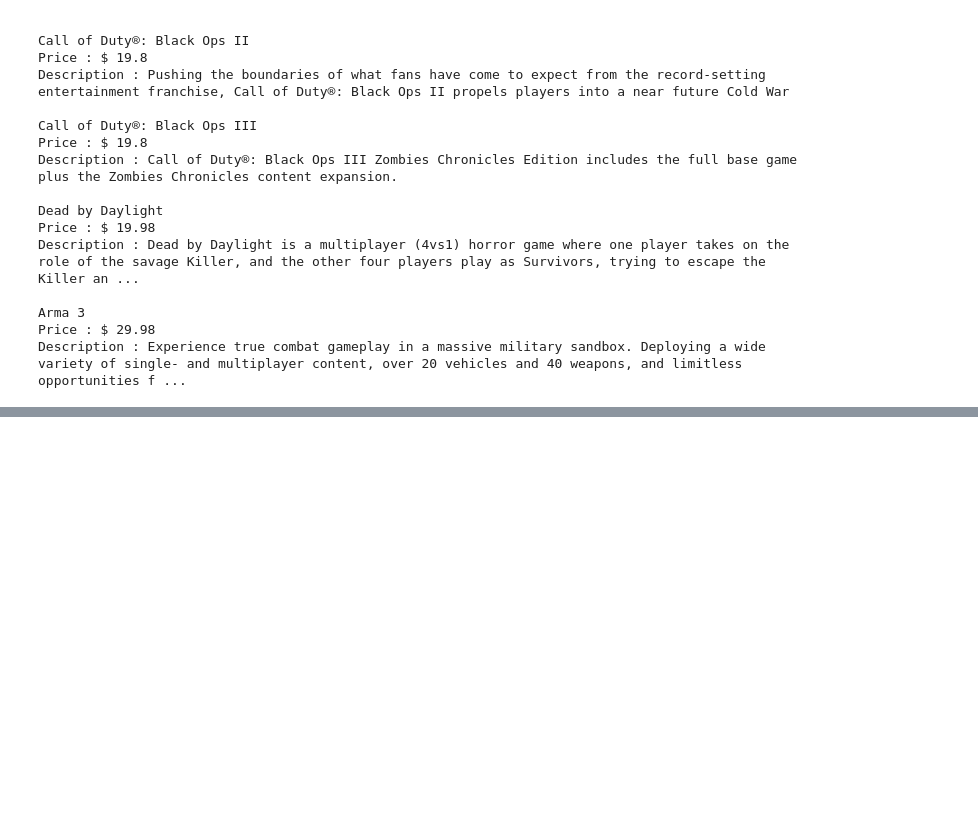
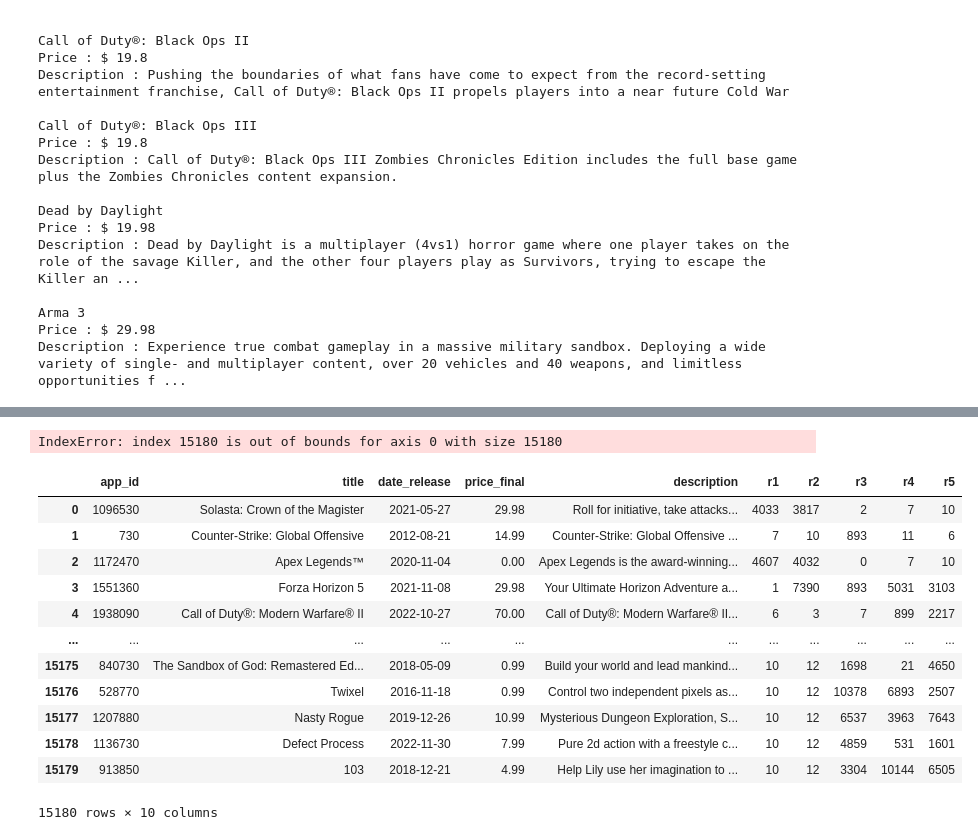
Before and after one commit to Aditya5205/ML-Project-Game-Recommendation, a Jupyter notebook: ml_1.ipynb, the cells around one changed output, grey strips where cells are left out. Drawn from its saved outputs; the diff is of its cells as text; code cells hidden in the pictures; blank space fills up the shorter version.

```diff
--- a/ml_1.ipynb
+++ b/ml_1.ipynb
@@ -672,0 +949,2 @@ Description : Experience true combat gameplay in a massive military sandbox. Dep
+# %%
+collab_df_20k = pd.read_csv('collab_20k.csv')
@@ -672,0 +964,9 @@ Description : Experience true combat gameplay in a massive military sandbox. Dep
+# %%
+corr_matrix = pickle.load(open('corr_matrix.pkl','rb'))
+# %%
+# adding columns for recommendations in collab_df
+collab_df_20k['r1'] = ''
+collab_df_20k['r2'] = ''
+collab_df_20k['r3'] = ''
+collab_df_20k['r4'] = ''
+collab_df_20k['r5'] = ''
@@ -672,0 +982,31 @@ Description : Experience true combat gameplay in a massive military sandbox. Dep
+# %%
+pd.options.mode.chained_assignment = None  # default='warn'
+
+column_list = ['r1', 'r2', 'r3', 'r4', 'r5']
+
+for name in collab_df_20k['title']:
+
+    game_index = collab_df_20k[collab_df_20k['title'] == name].index[0]
+
+    game_list = sorted(list(enumerate(corr_matrix[game_index])),reverse=True,key=lambda x : x[1])[1:6]
+
+    for i in range(5):
+        collab_df_20k[column_list[i]].iloc[game_index] = game_list[i][0]
+# %% [output]
+IndexError: index 15180 is out of bounds for axis 0 with size 15180
+# %%
+collab_df_20k
+# %% [output]
+|  | app_id | title | date_release | price_final | description | r1 | r2 | r3 | r4 | r5 |
+| 0 | 1096530 | Solasta: Crown of the Magister | 2021-05-27 | 29.98 | Roll for initiative, take attacks... | 4033 | 3817 | 2 | 7 | 10 |
+| 1 | 730 | Counter-Strike: Global Offensive | 2012-08-21 | 14.99 | Counter-Strike: Global Offensive ... | 7 | 10 | 893 | 11 | 6 |
+| 2 | 1172470 | Apex Legends™ | 2020-11-04 | 0.00 | Apex Legends is the award-winning... | 4607 | 4032 | 0 | 7 | 10 |
+| 3 | 1551360 | Forza Horizon 5 | 2021-11-08 | 29.98 | Your Ultimate Horizon Adventure a... | 1 | 7390 | 893 | 5031 | 3103 |
+| 4 | 1938090 | Call of Duty®: Modern Warfare® II | 2022-10-27 | 70.00 | Call of Duty®: Modern Warfare® II... | 6 | 3 | 7 | 899 | 2217 |
+| ... | ... | ... | ... | ... | ... | ... | ... | ... | ... | ... |
+| 15175 | 840730 | The Sandbox of God: Remastered Ed... | 2018-05-09 | 0.99 | Build your world and lead mankind... | 10 | 12 | 1698 | 21 | 4650 |
+| 15176 | 528770 | Twixel | 2016-11-18 | 0.99 | Control two independent pixels as... | 10 | 12 | 10378 | 6893 | 2507 |
+| 15177 | 1207880 | Nasty Rogue | 2019-12-26 | 10.99 | Mysterious Dungeon Exploration, S... | 10 | 12 | 6537 | 3963 | 7643 |
+| 15178 | 1136730 | Defect Process | 2022-11-30 | 7.99 | Pure 2d action with a freestyle c... | 10 | 12 | 4859 | 531 | 1601 |
+| 15179 | 913850 | 103 | 2018-12-21 | 4.99 | Help Lily use her imagination to ... | 10 | 12 | 3304 | 10144 | 6505 |
+15180 rows × 10 columns
```
Also changed, not shown: parts of 73 cells of this notebook.
